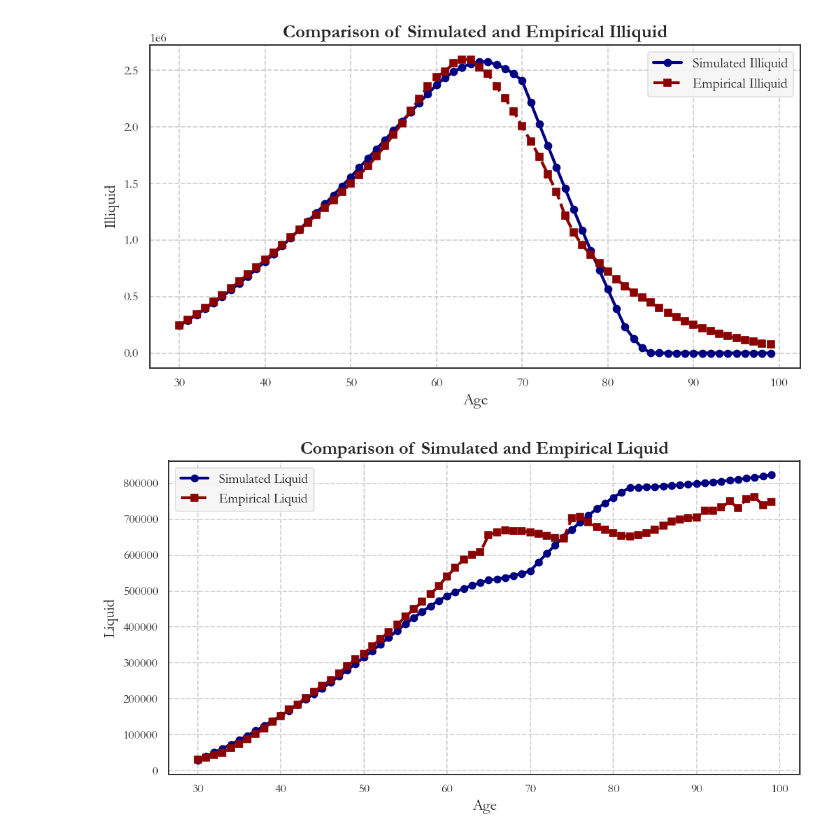
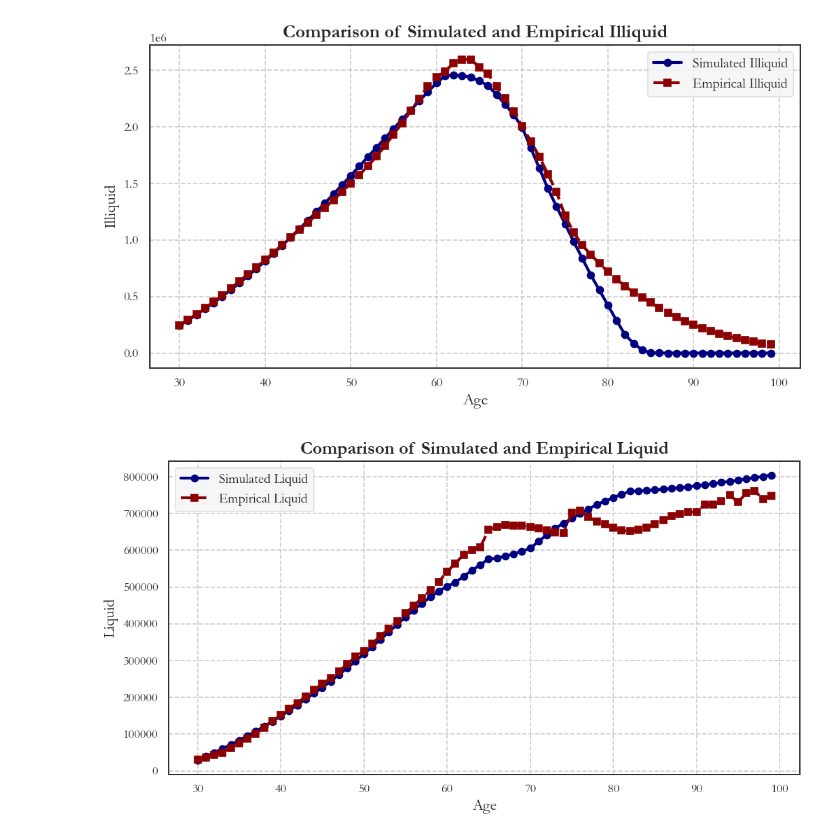
Before and after one commit to math869c/Design_retirement, a Jupyter notebook: estimation.ipynb, the cells around one changed output. Saved outputs shown, nothing was run; the diff lists cells and outputs as text; code cells hidden in the pictures.

```diff
--- a/estimation.ipynb
+++ b/estimation.ipynb
@@ -120,7 +102,7 @@ theta_names = ("beta", "sigma", "gamma", "mu", "zeta", "beta_1", "gamma_1")
 
 # # theta_final = theta_init
 
-# theta_final = np.array([0.967672, 1.147764, 1.958241, 6.617190, 8.436912, 0.044144])
+theta_final = np.array([0.9670800000, 1.1461200000, 2.0111560000, 6.5378880000, 8.4052580000, 0.0454010000, 0.0000105000])
 
 for i, name in enumerate(theta_names):
     setattr(model.par, name, theta_final[i])
@@ -165,5 +147,5 @@ for key, (simulated, empirical) in a_dict.items():
-[figure, old version]
+[figure, new version]
-[figure, old version]
+[figure, new version]
 # %%
 # prepare your data dict
 a_dict = {
```
Also changed, not shown: parts of 4 cells of this notebook, 3 other files.
